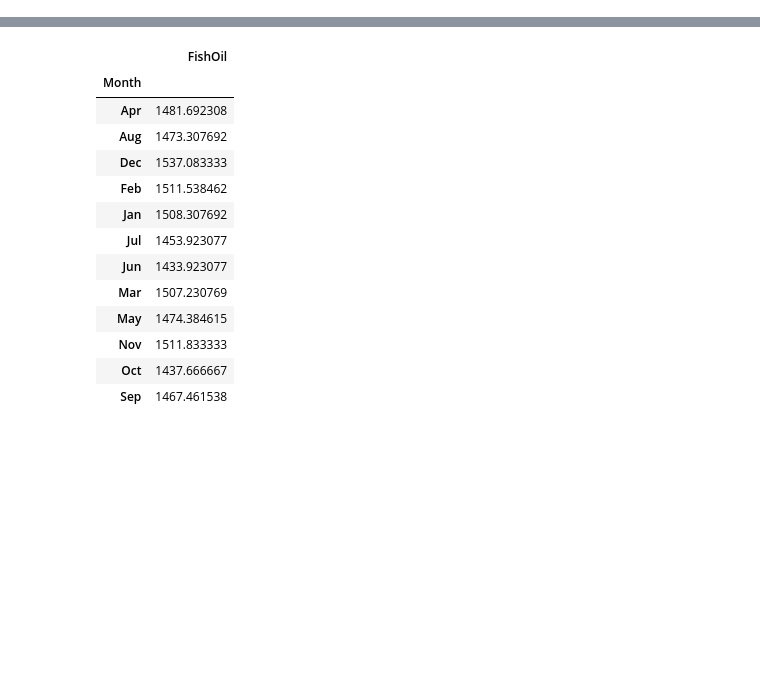
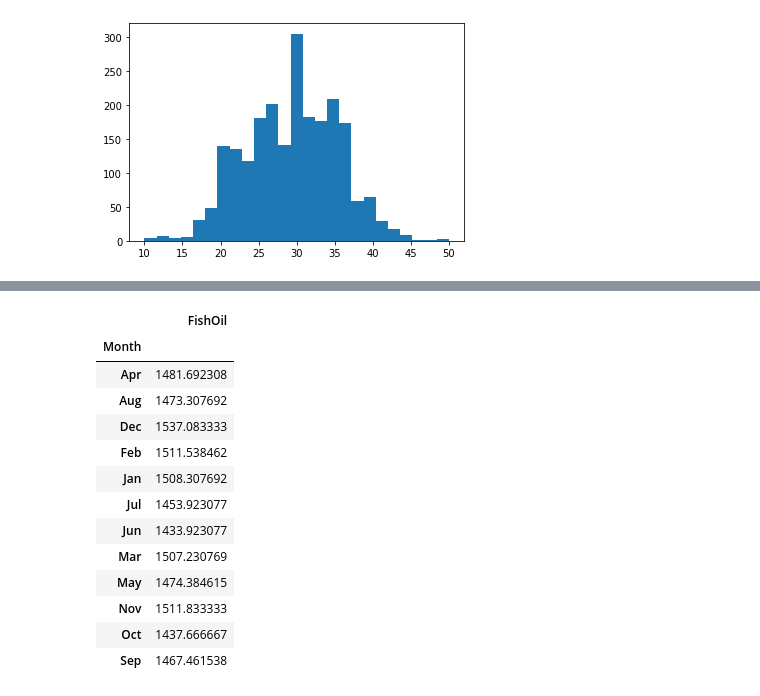
Before and after one commit to janderfg/Examples, a Jupyter notebook: Histograms_and_Cumulative.ipynb, the cells around one changed output, grey strips where cells are left out. Drawn from its saved outputs; the diff is of its cells as text; code cells hidden in the pictures; blank space fills up the shorter version.

```diff
--- a/Histograms_and_Cumulative.ipynb
+++ b/Histograms_and_Cumulative.ipynb
@@ -3,0 +15,5 @@ import pandas as pd
+# %%
+# Distribuição de Frequência utilizando a técnica estatística "Scott"
+hist_scott = plt.hist(dados, bins="scott")
+# %% [output]
+[figure, added]
```
Also changed, not shown: parts of 15 cells of this notebook.
